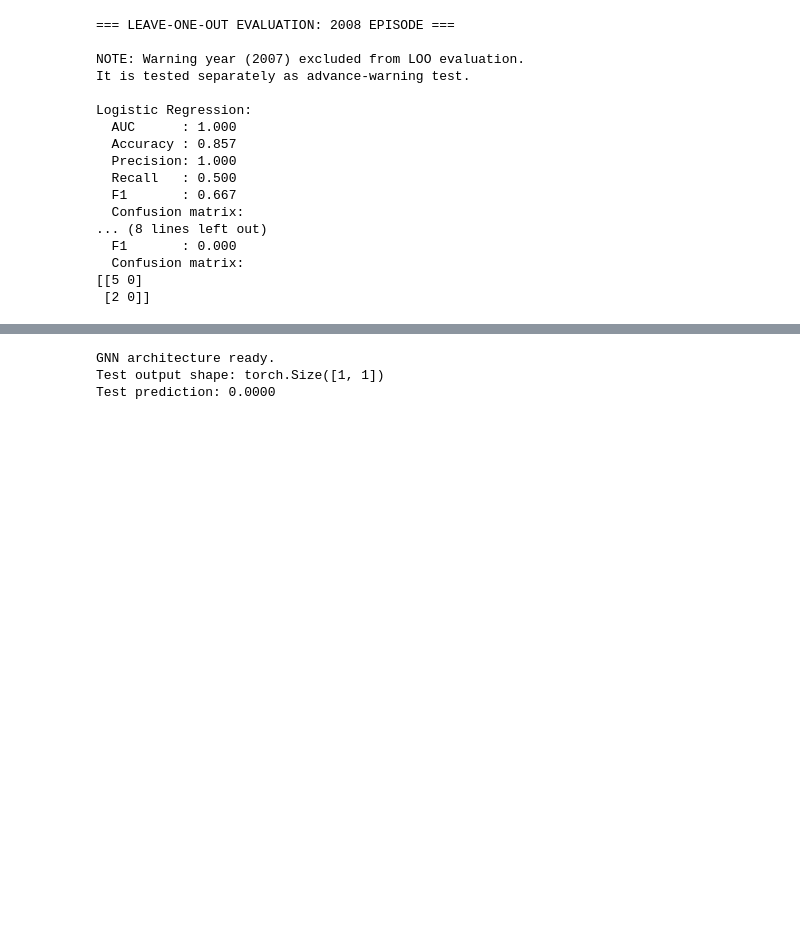
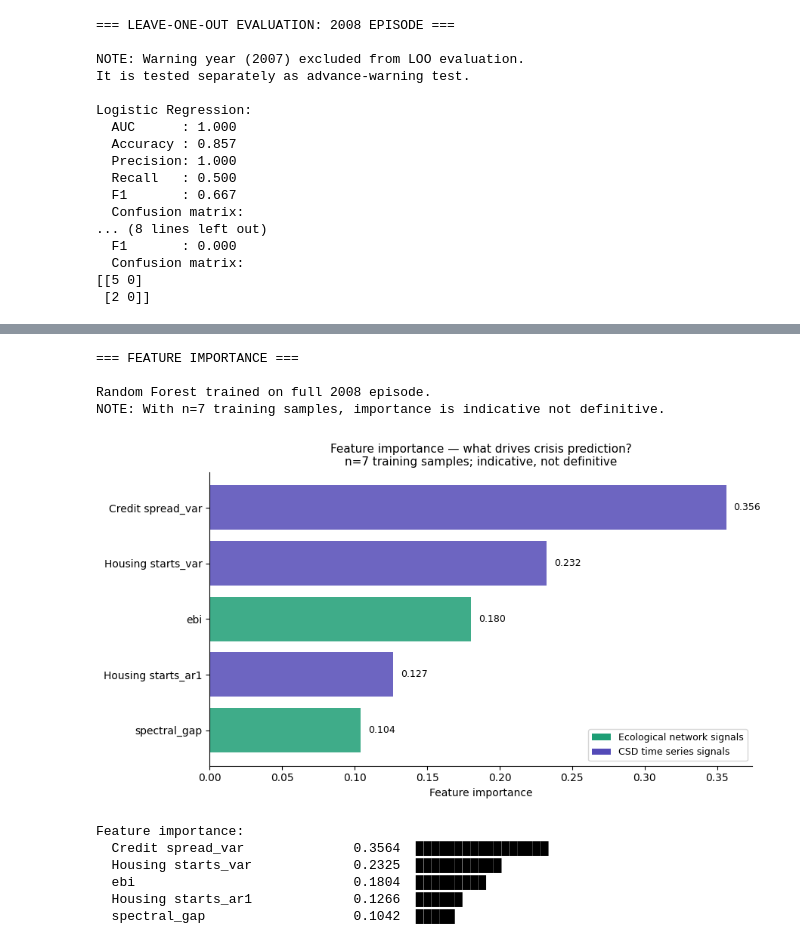
Before and after one commit to Abhiv1028/EcoEcon, a Jupyter notebook: notebooks/03_ml_crisis_predictor.ipynb, the cells around one changed output, grey strips where cells are left out. Drawn from its saved outputs; the diff is of its cells as text; code cells hidden in the pictures; blank space fills up the shorter version.

```diff
--- a/notebooks/03_ml_crisis_predictor.ipynb
+++ b/notebooks/03_ml_crisis_predictor.ipynb
@@ -306,31 +352,55 @@ Edges per graph: 30
 # %%
-class StabilizedCrisisGNN(nn.Module):
-    def __init__(self):
-        super().__init__()
-        self.conv1      = GCNConv(1, 8)
-        self.conv2      = GCNConv(8, 4)
-        self.dropout    = nn.Dropout(p=0.3)
-        self.classifier = nn.Linear(4, 1)
+# Cell 7 — Feature importance (Random Forest — valid at this scale)
+print("=== FEATURE IMPORTANCE ===\n")
+print("Random Forest trained on full 2008 episode.")
+print("NOTE: With n=7 training samples, importance is indicative not definitive.\n")
 
-    def forward(self, x, edge_index, batch):
-        x = self.conv1(x, edge_index)
-        x = F.relu(x)
-        x = self.dropout(x)
-        x = self.conv2(x, edge_index)
-        x = F.relu(x)
-        x = global_mean_pool(x, batch)
-        x = self.classifier(x)
-        return torch.sigmoid(x)
+rf_full = RandomForestClassifier(n_estimators=1000, random_state=42,
+                                  class_weight='balanced')
+rf_full.fit(X_train_scaled, y_train)
 
-# Quick sanity check — forward pass on one graph
-test_model = StabilizedCrisisGNN()
-d = graph_data[0]
-out = test_model(d['node_features'], d['edge_index'], d['batch'])
-print(f"GNN architecture ready.")
-print(f"Test output shape: {out.shape}")
-print(f"Test prediction: {out.item():.4f}")
+importances = pd.Series(
+    rf_full.feature_importances_, index=FEATURES
+).sort_values(ascending=True)
+
+fig, ax = plt.subplots(figsize=(9, 5))
+colors = ['#1D9E75' if 'ebi' in f or 'spectral' in f else '#534AB7'
+          for f in importances.index]
+bars = ax.barh(importances.index, importances.values,
+               color=colors, alpha=0.85)
+for bar, val in zip(bars, importances.values):
+    ax.text(bar.get_width() + 0.005,
+            bar.get_y() + bar.get_height()/2,
+            f'{val:.3f}', va='center', fontsize=9)
+ax.set_xlabel('Feature importance')
+ax.set_title('Feature importance — what drives crisis prediction?\n'
+             'n=7 training samples; indicative, not definitive',
+             fontsize=11, fontweight='normal')
+ax.spines['top'].set_visible(False)
+ax.spines['right'].set_visible(False)
+from matplotlib.patches import Patch
+ax.legend(handles=[
+    Patch(facecolor='#1D9E75', label='Ecological network signals'),
+    Patch(facecolor='#534AB7', label='CSD time series signals'),
+], fontsize=9)
+plt.tight_layout()
+plt.savefig('../data/feature_importance.png', dpi=150, bbox_inches='tight')
+plt.show()
+
+print("Feature importance:")
+for feat, imp in importances.sort_values(ascending=False).items():
+    bar = '█' * int(imp * 50)
+    print(f"  {feat:<30} {imp:.4f}  {bar}")
 # %% [output]
-GNN architecture ready.
-Test output shape: torch.Size([1, 1])
-Test prediction: 0.0000
+=== FEATURE IMPORTANCE ===
+
+Random Forest trained on full 2008 episode.
+NOTE: With n=7 training samples, importance is indicative not definitive.
+[figure, added]
+Feature importance:
+  Credit spread_var              0.3564  █████████████████
+  Housing starts_var             0.2325  ███████████
+  ebi                            0.1804  █████████
+  Housing starts_ar1             0.1266  ██████
+  spectral_gap                   0.1042  █████
 # %%
```
Also changed, not shown: parts of 12 cells of this notebook, 8 other files.
